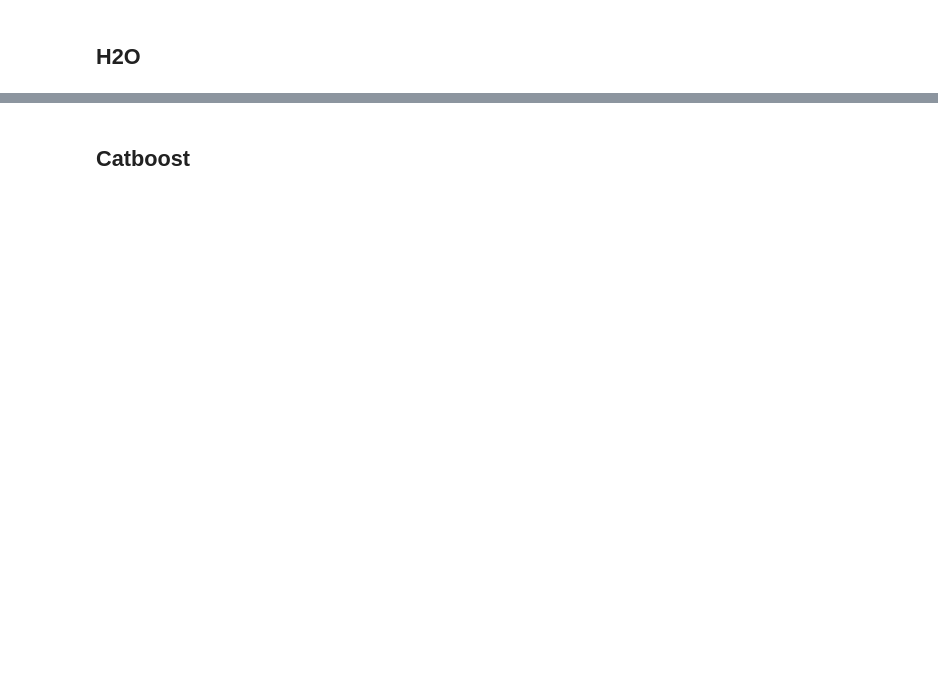
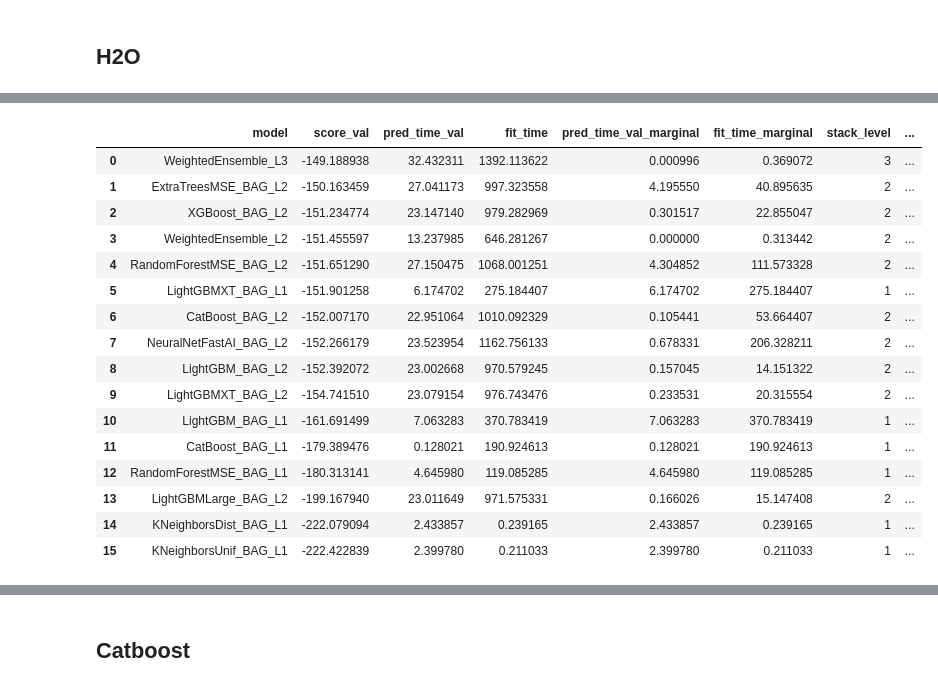
Before and after one commit to henningolweus/MLprosjekt, a Jupyter notebook: data/Long_notebook.ipynb, the cells around one changed output, grey strips where cells are left out. Cells and saved outputs as stored; diff of their text form; code cells hidden in the pictures; blank space fills up the shorter version.

```diff
--- a/data/Long_notebook.ipynb
+++ b/data/Long_notebook.ipynb
@@ -98,0 +948,20 @@ Maybe plot the most important features from domain knowledge analysis, together
+# %%
+predictor_a.leaderboard(silent=True)
+# %% [output]
+|  | model | score_val | pred_time_val | fit_time | pred_time_val_marginal | fit_time_marginal | stack_level | ... |
+| 0 | WeightedEnsemble_L3 | -149.188938 | 32.432311 | 1392.113622 | 0.000996 | 0.369072 | 3 | ... |
+| 1 | ExtraTreesMSE_BAG_L2 | -150.163459 | 27.041173 | 997.323558 | 4.195550 | 40.895635 | 2 | ... |
+| 2 | XGBoost_BAG_L2 | -151.234774 | 23.147140 | 979.282969 | 0.301517 | 22.855047 | 2 | ... |
+| 3 | WeightedEnsemble_L2 | -151.455597 | 13.237985 | 646.281267 | 0.000000 | 0.313442 | 2 | ... |
+| 4 | RandomForestMSE_BAG_L2 | -151.651290 | 27.150475 | 1068.001251 | 4.304852 | 111.573328 | 2 | ... |
+| 5 | LightGBMXT_BAG_L1 | -151.901258 | 6.174702 | 275.184407 | 6.174702 | 275.184407 | 1 | ... |
+| 6 | CatBoost_BAG_L2 | -152.007170 | 22.951064 | 1010.092329 | 0.105441 | 53.664407 | 2 | ... |
+| 7 | NeuralNetFastAI_BAG_L2 | -152.266179 | 23.523954 | 1162.756133 | 0.678331 | 206.328211 | 2 | ... |
+| 8 | LightGBM_BAG_L2 | -152.392072 | 23.002668 | 970.579245 | 0.157045 | 14.151322 | 2 | ... |
+| 9 | LightGBMXT_BAG_L2 | -154.741510 | 23.079154 | 976.743476 | 0.233531 | 20.315554 | 2 | ... |
+| 10 | LightGBM_BAG_L1 | -161.691499 | 7.063283 | 370.783419 | 7.063283 | 370.783419 | 1 | ... |
+| 11 | CatBoost_BAG_L1 | -179.389476 | 0.128021 | 190.924613 | 0.128021 | 190.924613 | 1 | ... |
+| 12 | RandomForestMSE_BAG_L1 | -180.313141 | 4.645980 | 119.085285 | 4.645980 | 119.085285 | 1 | ... |
+| 13 | LightGBMLarge_BAG_L2 | -199.167940 | 23.011649 | 971.575331 | 0.166026 | 15.147408 | 2 | ... |
+| 14 | KNeighborsDist_BAG_L1 | -222.079094 | 2.433857 | 0.239165 | 2.433857 | 0.239165 | 1 | ... |
+| 15 | KNeighborsUnif_BAG_L1 | -222.422839 | 2.399780 | 0.211033 | 2.399780 | 0.211033 | 1 | ... |
```
Also changed, not shown: parts of 90 cells of this notebook.
